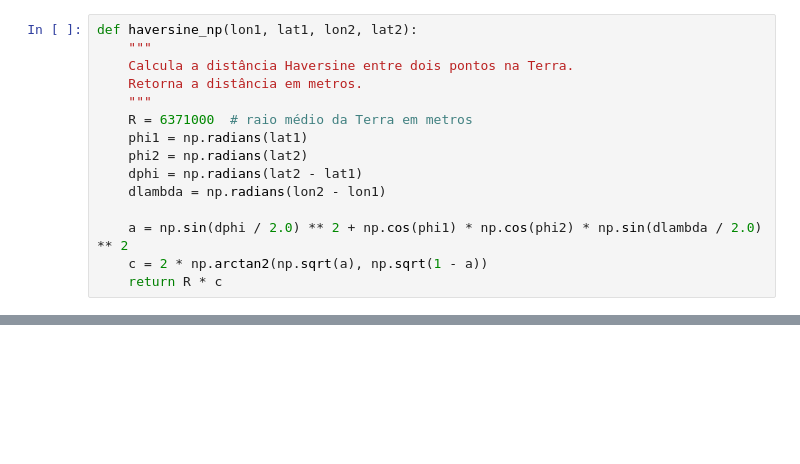
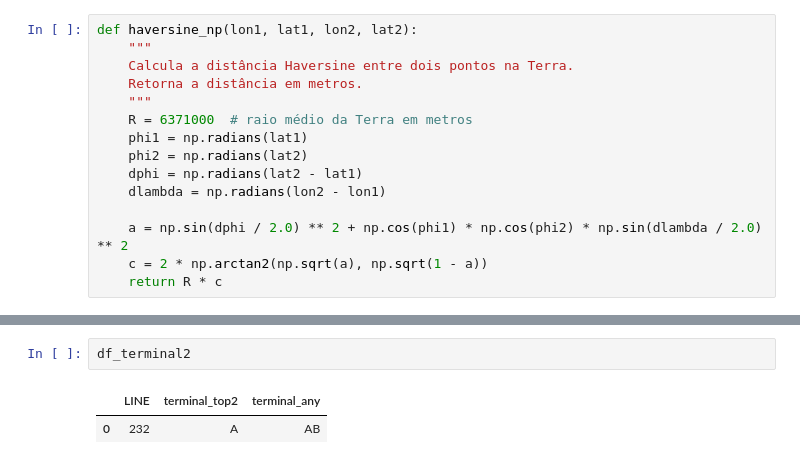
Before and after one commit to renatoAlves11/mobilidade_urbana, a Jupyter notebook: data_processing/distanceG.ipynb, the cells around one changed output, grey strips where cells are left out. Saved outputs shown, nothing was run; the diff lists cells and outputs as text; blank space fills up the shorter version.

```diff
--- a/data_processing/distanceG.ipynb
+++ b/data_processing/distanceG.ipynb
@@ -166,0 +382,5 @@ if __name__ == "__main__":
+# %%
+df_terminal2
+# %% [output]
+|  | LINE | terminal_top2 | terminal_any |
+| 0 | 232 | A | AB |
```
Also changed, not shown: parts of 9 cells of this notebook.
